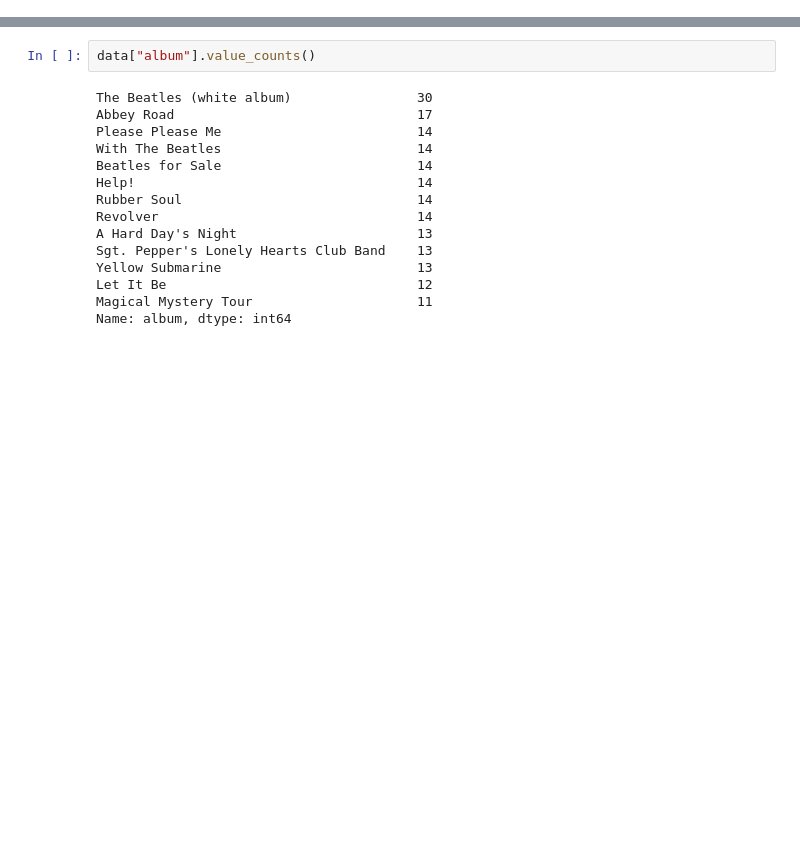
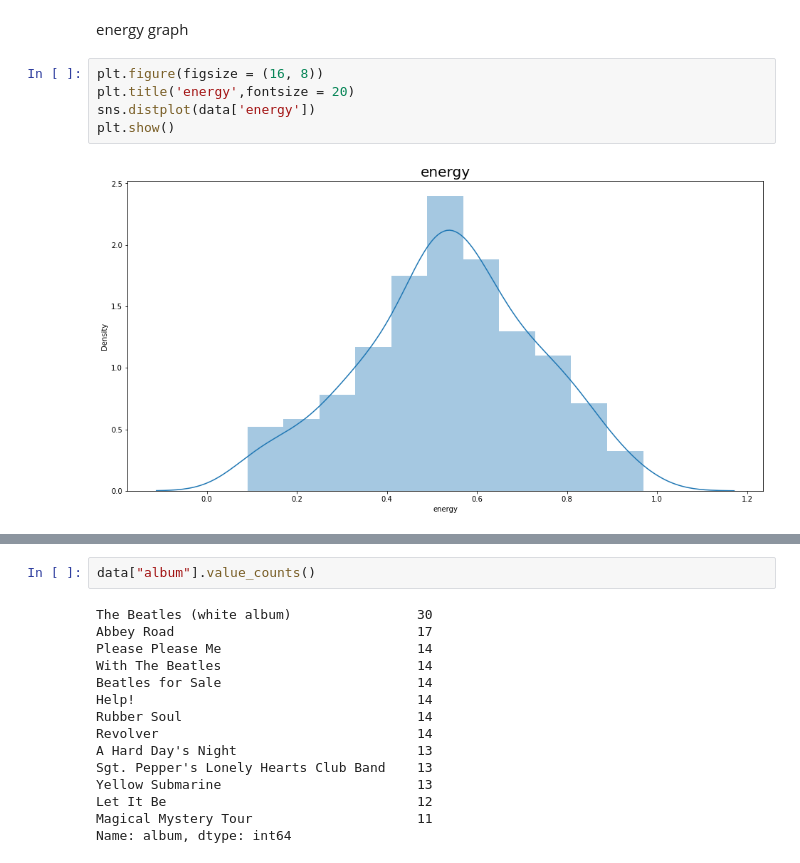
Before and after one commit to PlasticxPlastic/project_linear_algreba, a Jupyter notebook: the_beatles_recomendation.ipynb, the cells around one changed output, grey strips where cells are left out. Saved outputs shown, nothing was run; the diff lists cells and outputs as text; blank space fills up the shorter version.

```diff
--- a/the_beatles_recomendation.ipynb
+++ b/the_beatles_recomendation.ipynb
@@ -63,0 +136,9 @@ Name: song, Length: 191, dtype: int64
+# %% [markdown]
+energy graph
+# %%
+plt.figure(figsize = (16, 8))
+plt.title('energy',fontsize = 20)
+sns.distplot(data['energy'])
+plt.show()
+# %% [output]
+[figure, added]
```
Also changed, not shown: parts of 49 cells of this notebook.
